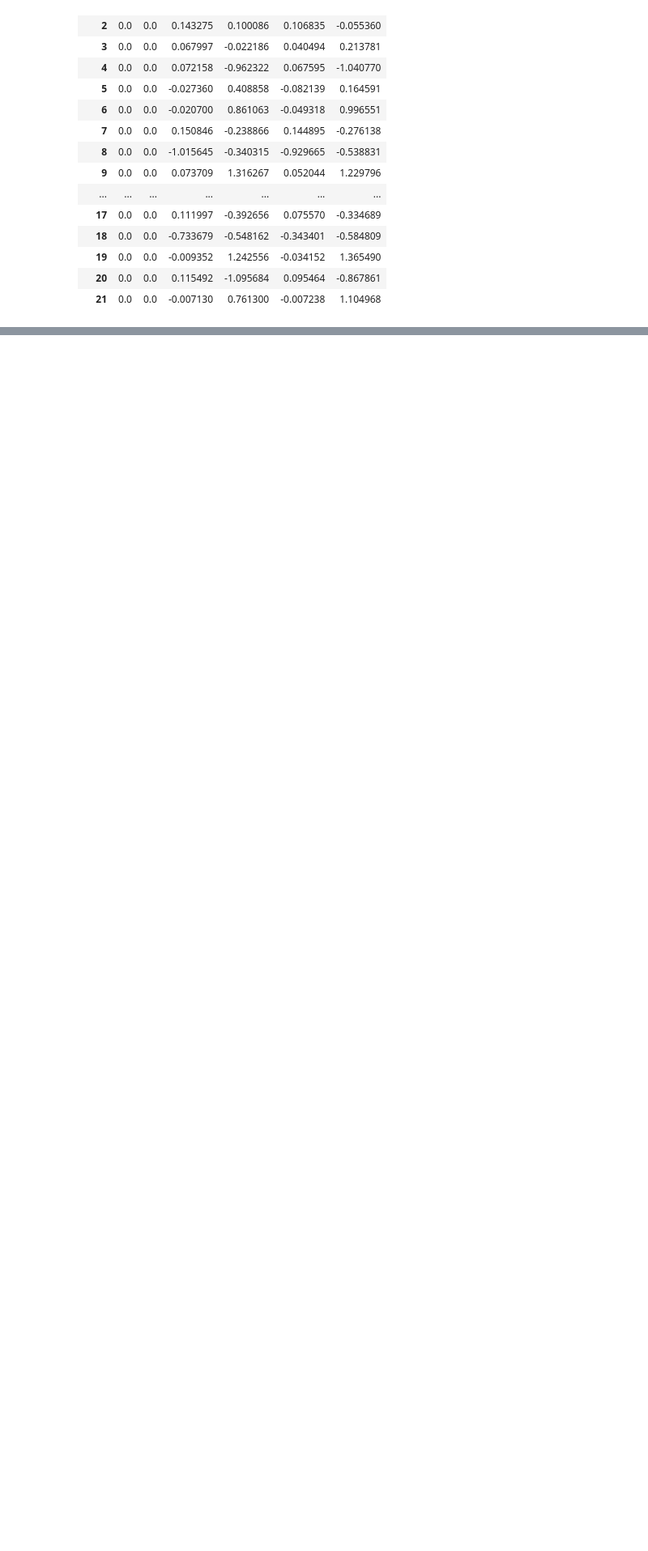
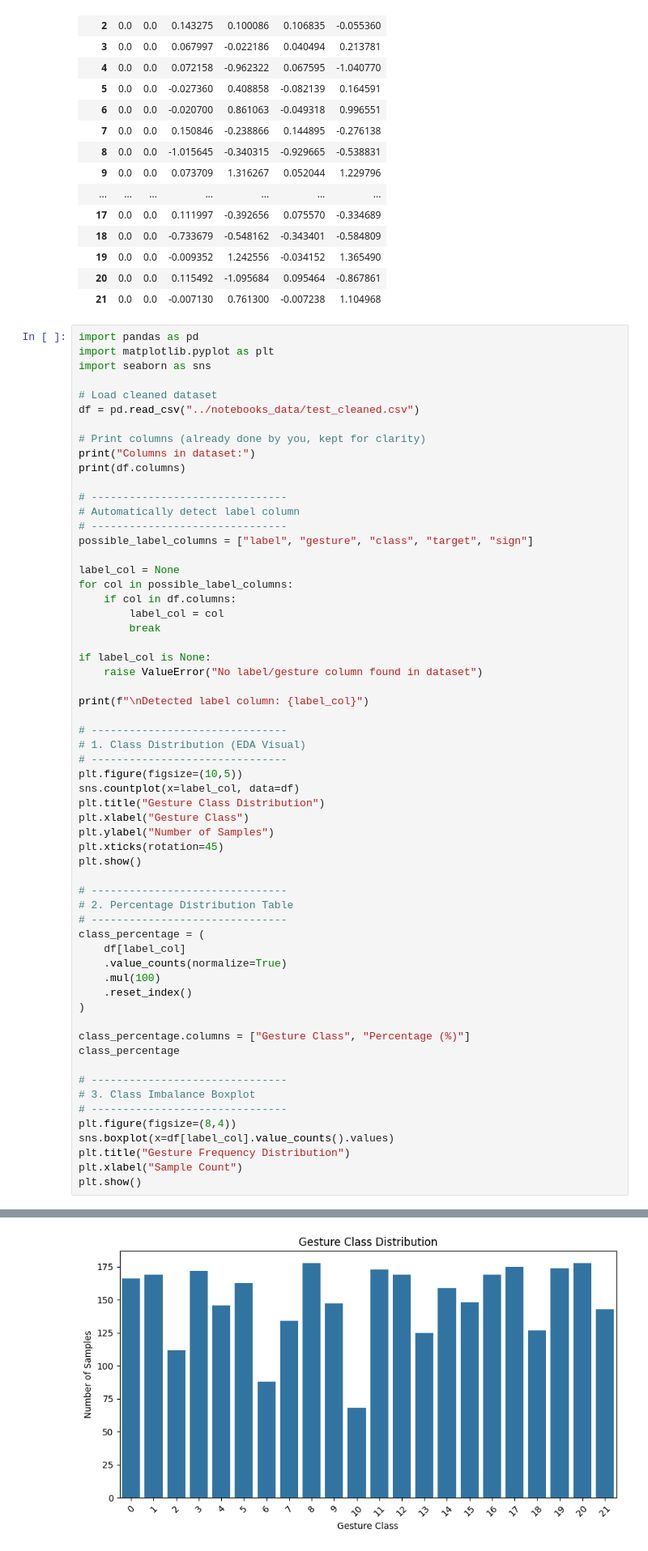
Before and after one commit to CHERRY9642/Gesture_detection_communication_support_system, a Jupyter notebook: notebooks/03_exploratory_data_analysis.ipynb, the cells around one changed output, grey strips where cells are left out. Shown at 81% size. Cells and saved outputs as stored; diff of their text form; blank space fills up the shorter version.

```diff
--- a/notebooks/03_exploratory_data_analysis.ipynb
+++ b/notebooks/03_exploratory_data_analysis.ipynb
@@ -104,3 +104,64 @@ class_means.iloc[:, :6]
 | 19 | 0.0 | 0.0 | -0.009352 | 1.242556 | -0.034152 | 1.365490 |
 | 20 | 0.0 | 0.0 | 0.115492 | -1.095684 | 0.095464 | -0.867861 |
 | 21 | 0.0 | 0.0 | -0.007130 | 0.761300 | -0.007238 | 1.104968 |
+# %%
+import pandas as pd
+import matplotlib.pyplot as plt
+import seaborn as sns
+
+# Load cleaned dataset
+df = pd.read_csv("../notebooks_data/test_cleaned.csv")
+
+# Print columns (already done by you, kept for clarity)
+print("Columns in dataset:")
+print(df.columns)
+
+# -------------------------------
+# Automatically detect label column
+# -------------------------------
+possible_label_columns = ["label", "gesture", "class", "target", "sign"]
+
+label_col = None
+for col in possible_label_columns:
+    if col in df.columns:
+        label_col = col
+        break
+
+if label_col is None:
+    raise ValueError("No label/gesture column found in dataset")
+
+print(f"\nDetected label column: {label_col}")
+
+# -------------------------------
+# 1. Class Distribution (EDA Visual)
+# -------------------------------
+plt.figure(figsize=(10,5))
+sns.countplot(x=label_col, data=df)
+plt.title("Gesture Class Distribution")
+plt.xlabel("Gesture Class")
+plt.ylabel("Number of Samples")
+plt.xticks(rotation=45)
+plt.show()
+
+# -------------------------------
+# 2. Percentage Distribution Table
+# -------------------------------
+class_percentage = (
+    df[label_col]
+    .value_counts(normalize=True)
+    .mul(100)
+    .reset_index()
+)
+
+class_percentage.columns = ["Gesture Class", "Percentage (%)"]
+class_percentage
+
+# -------------------------------
+# 3. Class Imbalance Boxplot
+# -------------------------------
+plt.figure(figsize=(8,4))
+sns.boxplot(x=df[label_col].value_counts().values)
+plt.title("Gesture Frequency Distribution")
+plt.xlabel("Sample Count")
+plt.show()
+# %% [output]
@@ -106,0 +176 @@ class_means.iloc[:, :6]
+[figure, added]
```
Also changed, not shown: parts of 1 cell of this notebook, 6 other files.
